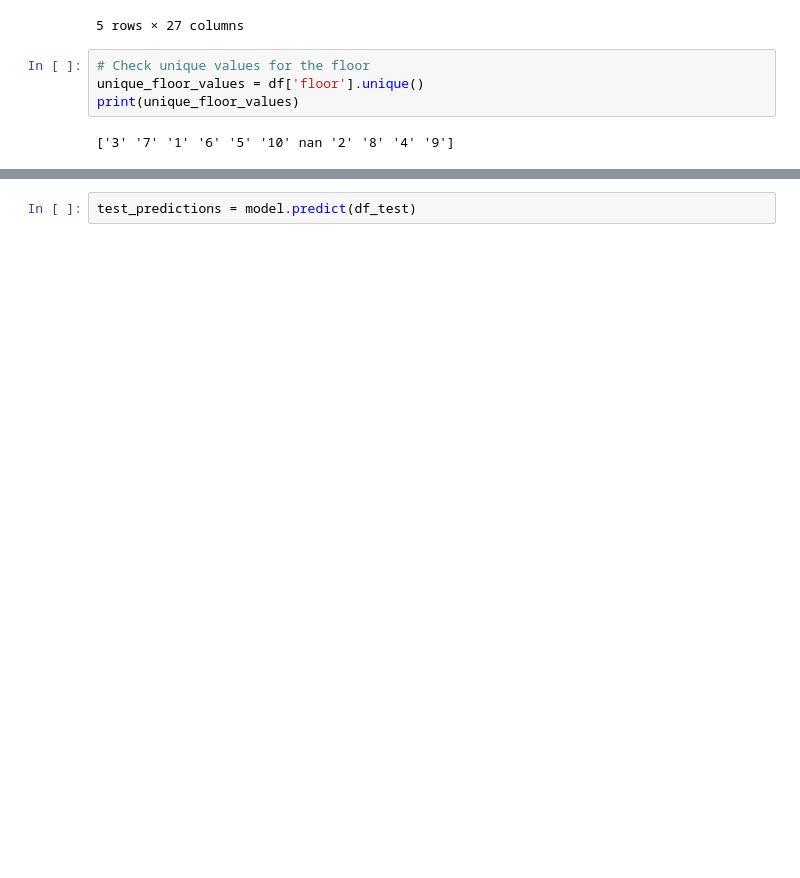
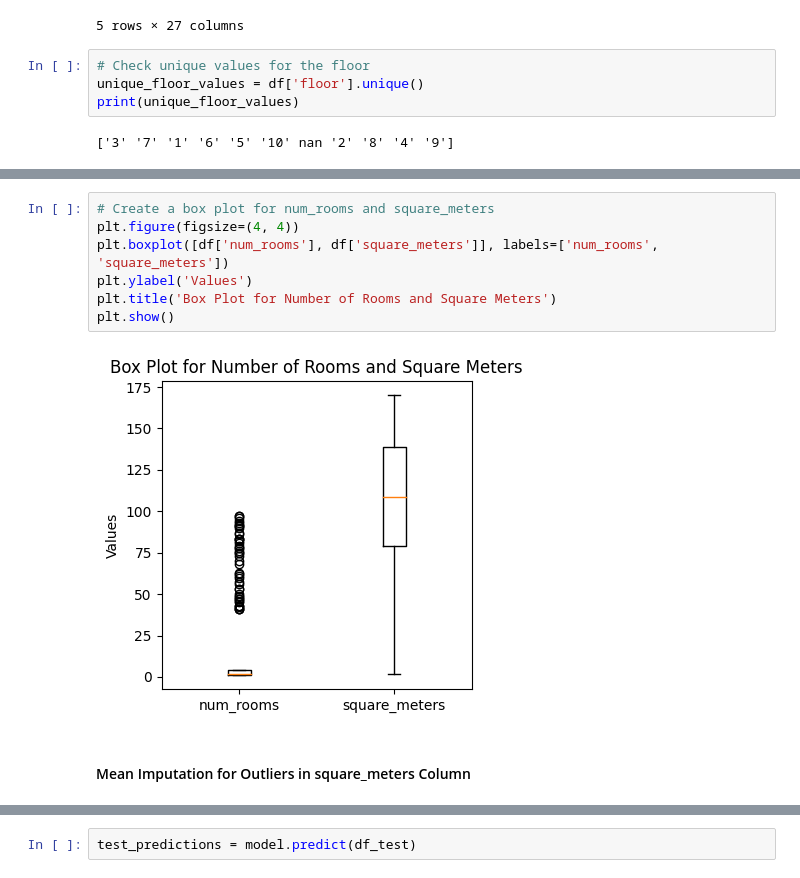
Before and after one commit to TatianaBakwenye/Barcelona-prices, a Jupyter notebook: Barcelona_Prices_Eixample_draft.ipynb, the cells around one changed output, grey strips where cells are left out. Saved outputs shown, nothing was run; the diff lists cells and outputs as text; blank space fills up the shorter version.

```diff
--- a/Barcelona_Prices_Eixample_draft.ipynb
+++ b/Barcelona_Prices_Eixample_draft.ipynb
@@ -673,0 +348,11 @@ Test R^2: 0.5891046297718019
+# %%
+# Create a box plot for num_rooms and square_meters
+plt.figure(figsize=(4, 4))
+plt.boxplot([df['num_rooms'], df['square_meters']], labels=['num_rooms', 'square_meters'])
+plt.ylabel('Values')
+plt.title('Box Plot for Number of Rooms and Square Meters')
+plt.show()
+# %% [output]
+[figure, added]
+# %% [markdown]
+#### Mean Imputation for Outliers in square_meters Column
```
Also changed, not shown: parts of 92 cells of this notebook, 5 other files.
